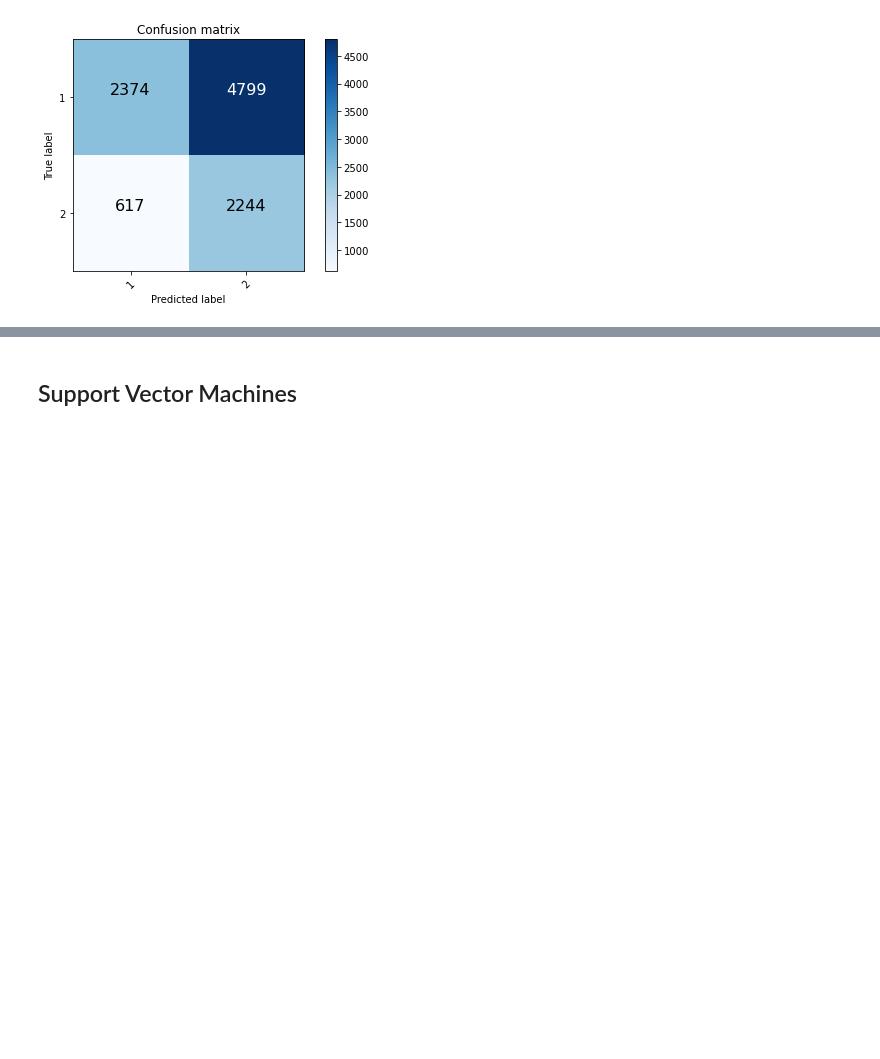
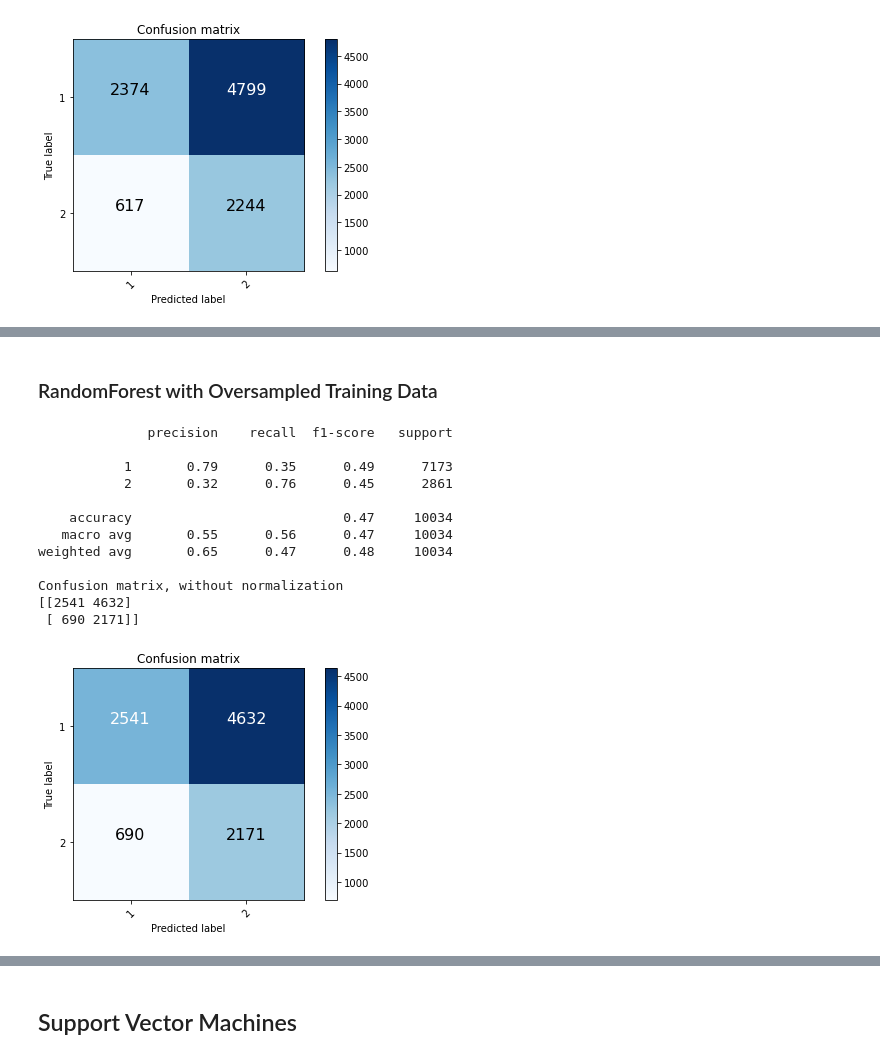
Before and after one commit to fabelperez/DataScienceCapstoneRepo, a Jupyter notebook: applieddscapstone.ipynb, the cells around one changed output, grey strips where cells are left out. Saved outputs shown, nothing was run; the diff lists cells and outputs as text; code cells hidden in the pictures; blank space fills up the shorter version.

```diff
--- a/applieddscapstone.ipynb
+++ b/applieddscapstone.ipynb
@@ -698,0 +725,25 @@ Confusion matrix, without normalization
+# %% [markdown]
+### RandomForest with Oversampled Training Data
+# %%
+rfc_Over = RandomForestClassifier(n_estimators=75)
+rfc_Over.fit(X_over, y_over)
+yhat_rfcOver = rfc_Over.predict(X_test)
+print(classification_report(y_test, yhat_rfcOver))
+
+rfc_matOver = confusion_matrix(y_test, yhat_rfcOver, labels=[1,2])
+plt.figure()
+plot_confusion_matrix(rfc_matOver, classes=[1,2], normalize=False, title='Confusion matrix')
+# %% [output]
+              precision    recall  f1-score   support
+
+           1       0.79      0.35      0.49      7173
+           2       0.32      0.76      0.45      2861
+
+    accuracy                           0.47     10034
+   macro avg       0.55      0.56      0.47     10034
+weighted avg       0.65      0.47      0.48     10034
+
+Confusion matrix, without normalization
+[[2541 4632]
+ [ 690 2171]]
+[figure, added]
```
Also changed, not shown: parts of 10 cells of this notebook.
